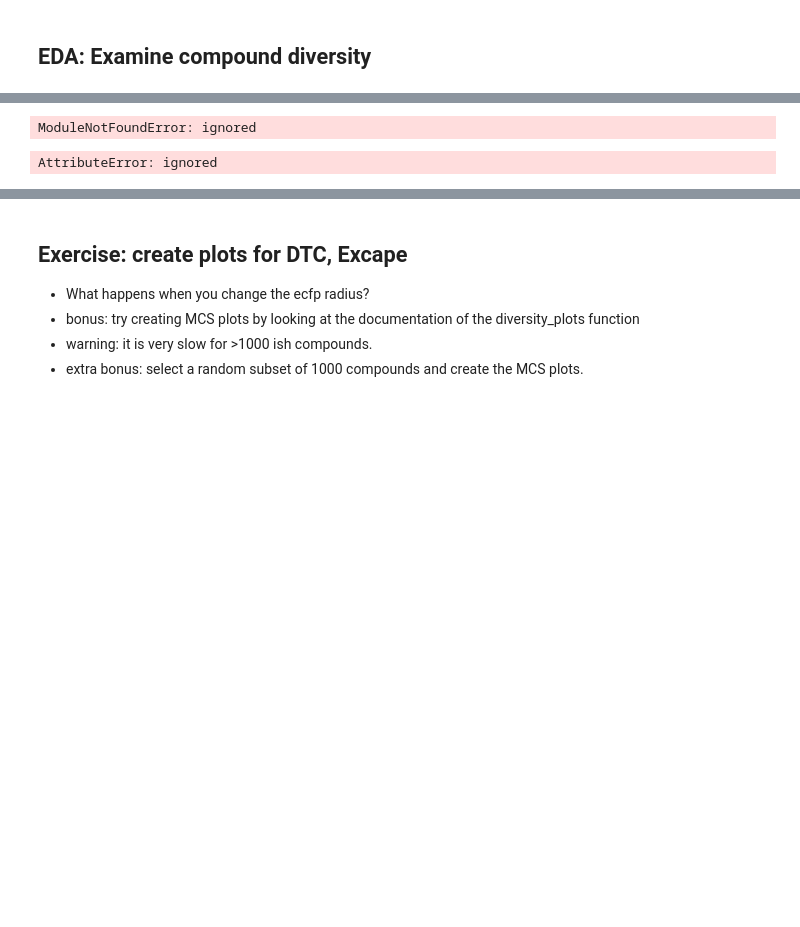
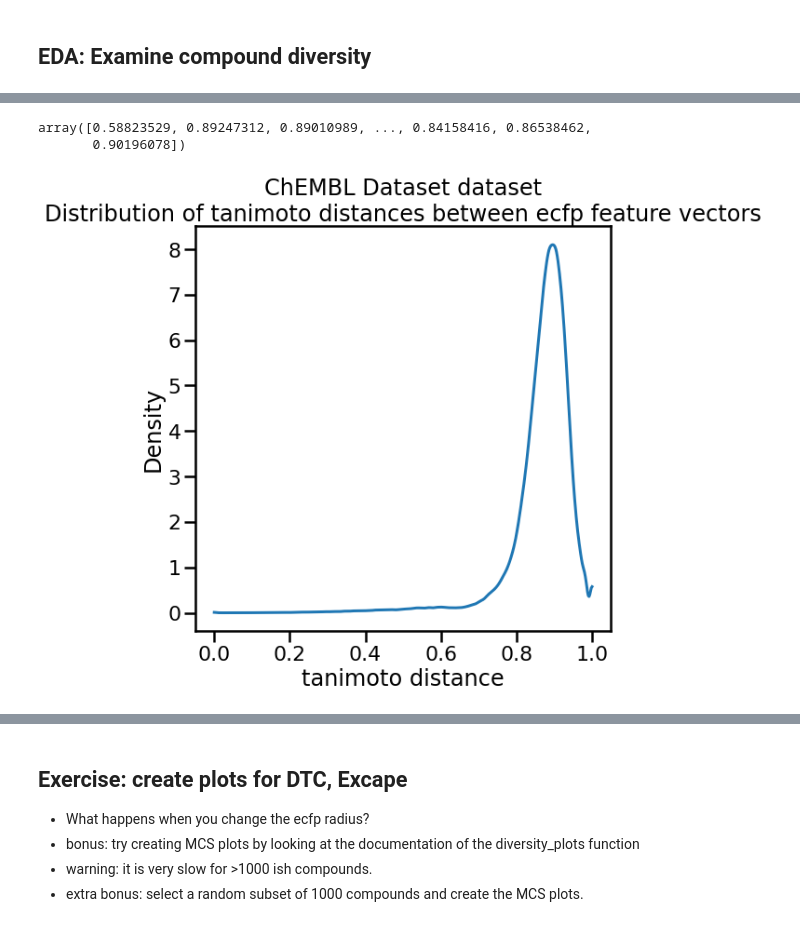
Before and after one commit to ranpei97/E4511-2021-Pei, a Jupyter notebook: HTR2A_EDA_students.ipynb, the cells around one changed output, grey strips where cells are left out. Saved outputs shown, nothing was run; the diff lists cells and outputs as text; code cells hidden in the pictures; blank space fills up the shorter version.

```diff
--- a/HTR2A_EDA_students.ipynb
+++ b/HTR2A_EDA_students.ipynb
@@ -659,5 +677,0 @@ ERROR: No matching distribution found for diversity_plots
-# %%
-import diversity_plots as dp
-sns.set_context('poster')
-# %% [output]
-ModuleNotFoundError: ignored
@@ -664,5 +730,8 @@ ModuleNotFoundError: ignored
 # %%
-dp.plot_tani_dist_distr(chembl, 'base_rdkit_smiles', 'ChEMBL Dataset')
+sns.set_context('poster')
+plot_tani_dist_distr(chembl, 'base_rdkit_smiles', 'ChEMBL Dataset')
 # %% [output]
-AttributeError: ignored
+array([0.58823529, 0.89247312, 0.89010989, ..., 0.84158416, 0.86538462,
+       0.90196078])
+[figure, added]
 # %%
```
Also changed, not shown: parts of 11 cells of this notebook.
